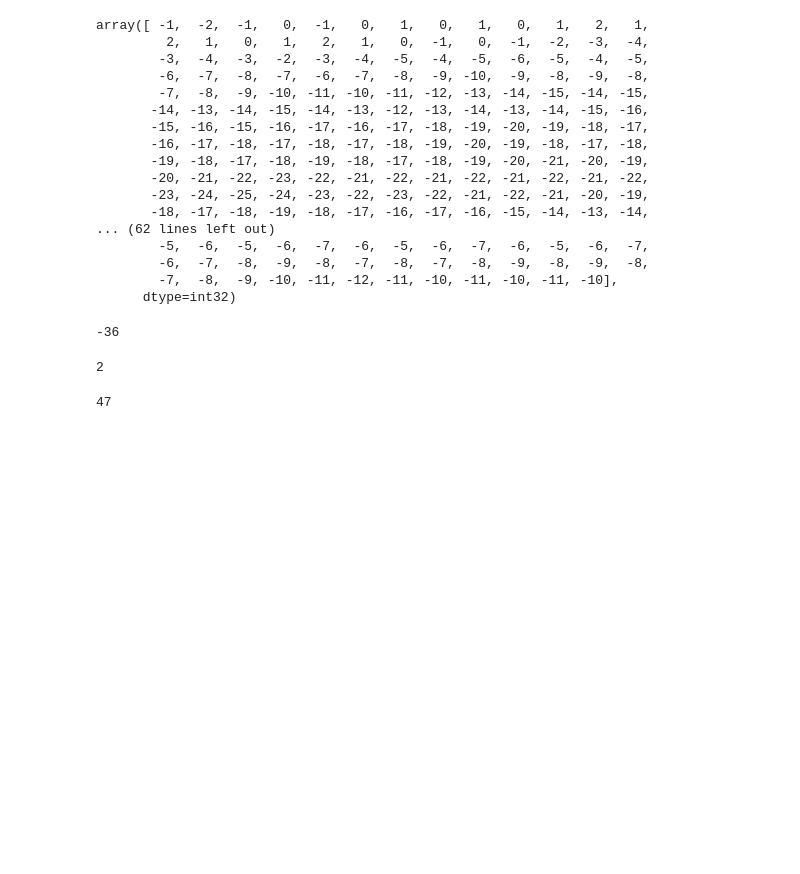
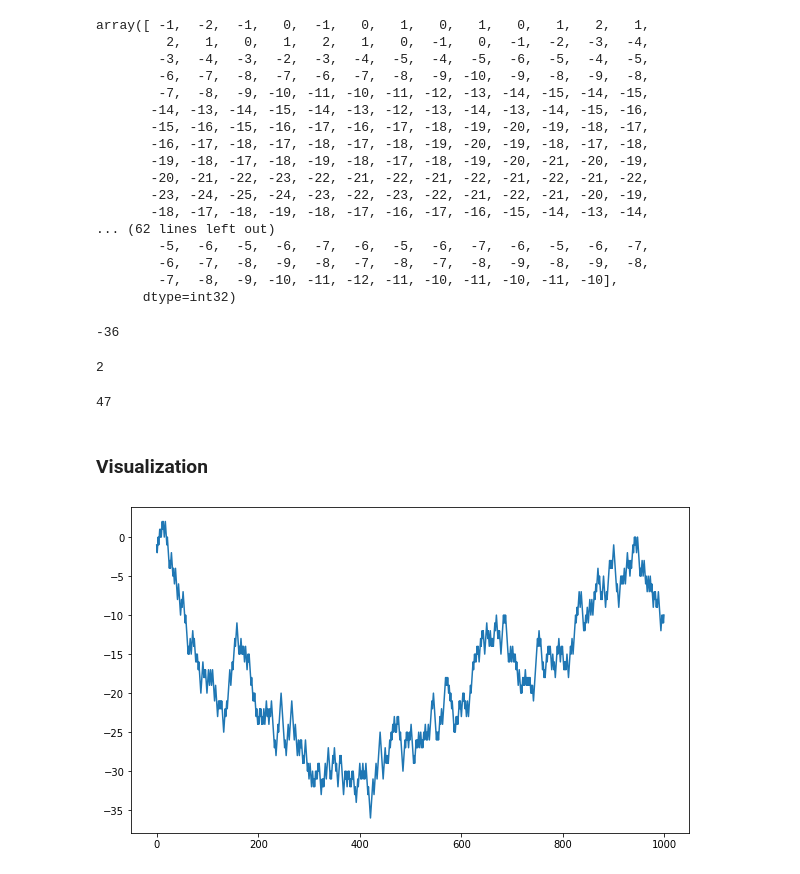
Before and after one commit to jaenjaen/TIL, a Jupyter notebook: python/02_Numpy/workshop/numpy01_ws.ipynb, the cells around one changed output. Cells and saved outputs as stored; diff of their text form; code cells hidden in the pictures; blank space fills up the shorter version.

Commit message:
[2020-07-09 15:55] visualization

```diff
--- a/python/02_Numpy/workshop/numpy01_ws.ipynb
+++ b/python/02_Numpy/workshop/numpy01_ws.ipynb
@@ -73,3 +73,5 @@ np.max(walk)
 np.argmax(np.where(np.abs(walk)==10,1,-1))
 # %% [output]
 47
+# %% [markdown]
+### Visualization
@@ -75,0 +80,7 @@ np.argmax(np.where(np.abs(walk)==10,1,-1))
+# %%
+plt.figure(figsize=(10,6))
+plt.plot(walk) #선그래프
+plt.savefig('walk.png') #그래프 저장하기
+plt.show()
+# %% [output]
+[figure, added]
```
Also changed, not shown: parts of 1 cell of this notebook.
